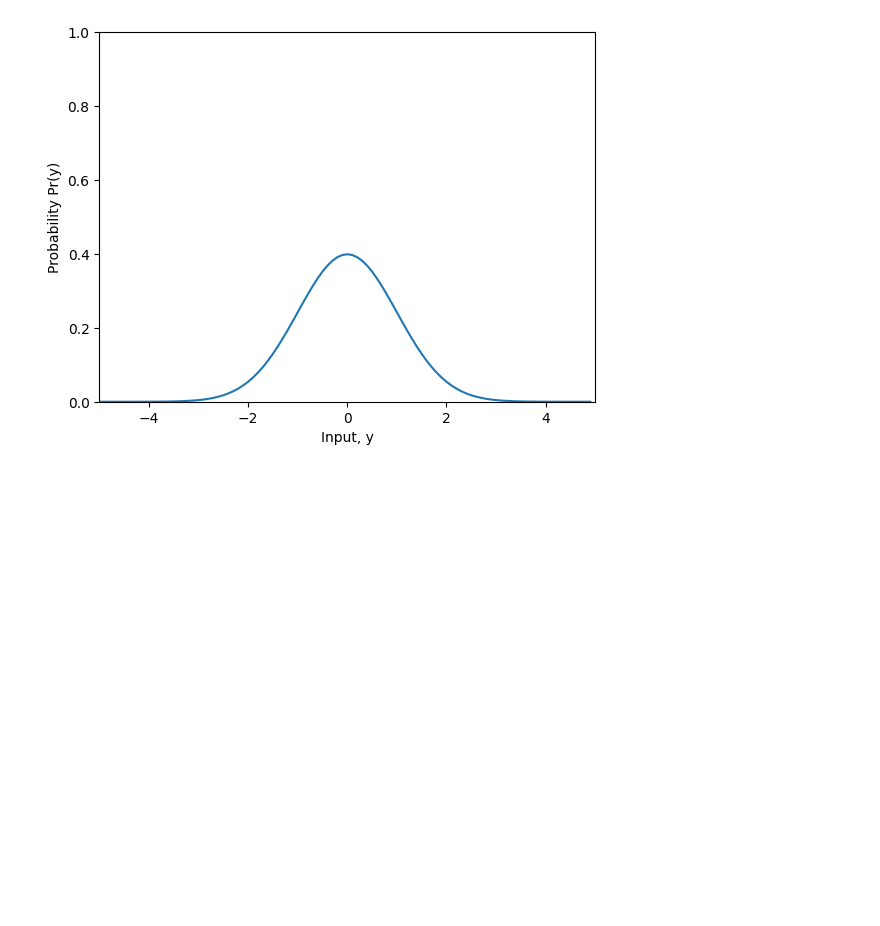
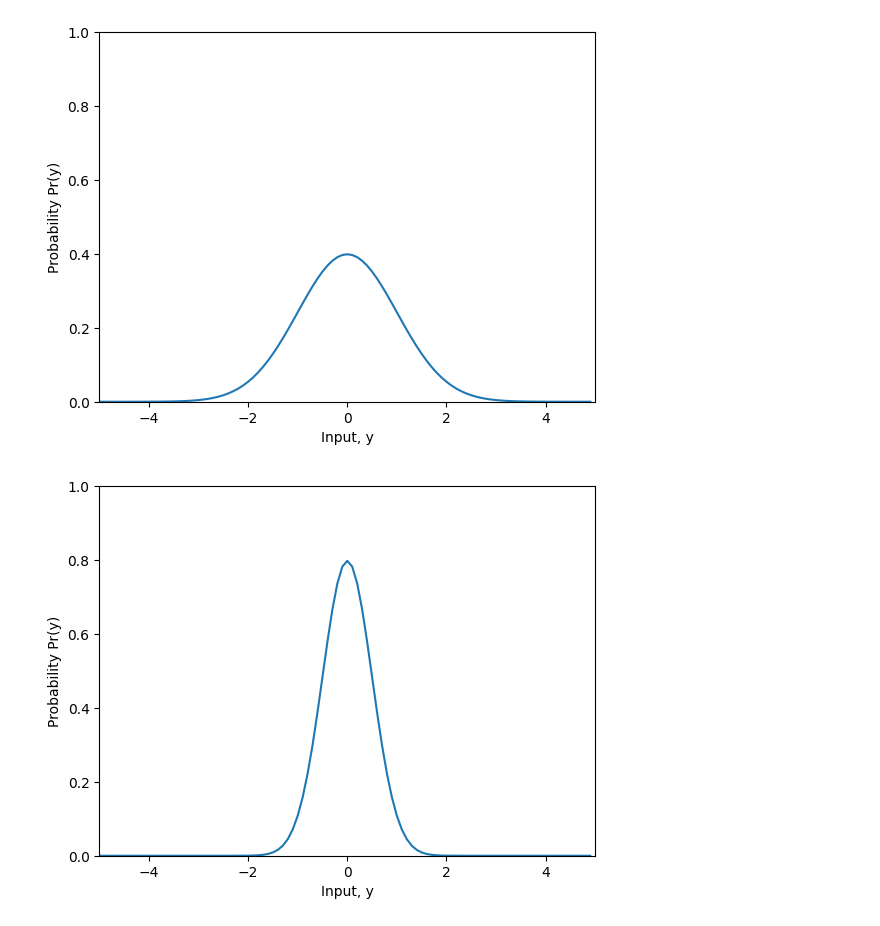
Before and after one commit to Saransh-Basu-01/Understanding-Deep-learning-, a Jupyter notebook: Chapter_5_Loss_Functions.ipynb, the cells around one changed output. Cells and saved outputs as stored; diff of their text form; code cells hidden in the pictures; blank space fills up the shorter version.

```diff
--- a/Chapter_5_Loss_Functions.ipynb
+++ b/Chapter_5_Loss_Functions.ipynb
@@ -110,3 +112,24 @@ plt.show()
 # 3. Predict what will happen if we leave mu = 0 and change sigma to 0.5
 # %% [output]
 [figure]
+# %%
+
+# Let's plot the Gaussian distribution.
+y_gauss = np.arange(-5,5,0.1)
+mu = 0; sigma = 0.5
+gauss_prob = normal_distribution(y_gauss, mu, sigma)
+fig, ax = plt.subplots()
+ax.plot(y_gauss, gauss_prob)
+ax.set_xlabel(r'Input, y'); ax.set_ylabel(r'Probability Pr(y)')
+ax.set_xlim([-5,5]);ax.set_ylim([0,1.0])
+plt.show()
+
+# TODO
+# 1. Predict what will happen if we change to mu=1 and leave sigma=1
+# Now change the code above and see if you were correct.
+
+# 2. Predict what will happen if we leave mu = 0 and change sigma to 2.0
+
+# 3. Predict what will happen if we leave mu = 0 and change sigma to 0.5
+# %% [output]
+[figure, added]
```
Also changed, not shown: parts of 1 cell of this notebook.
